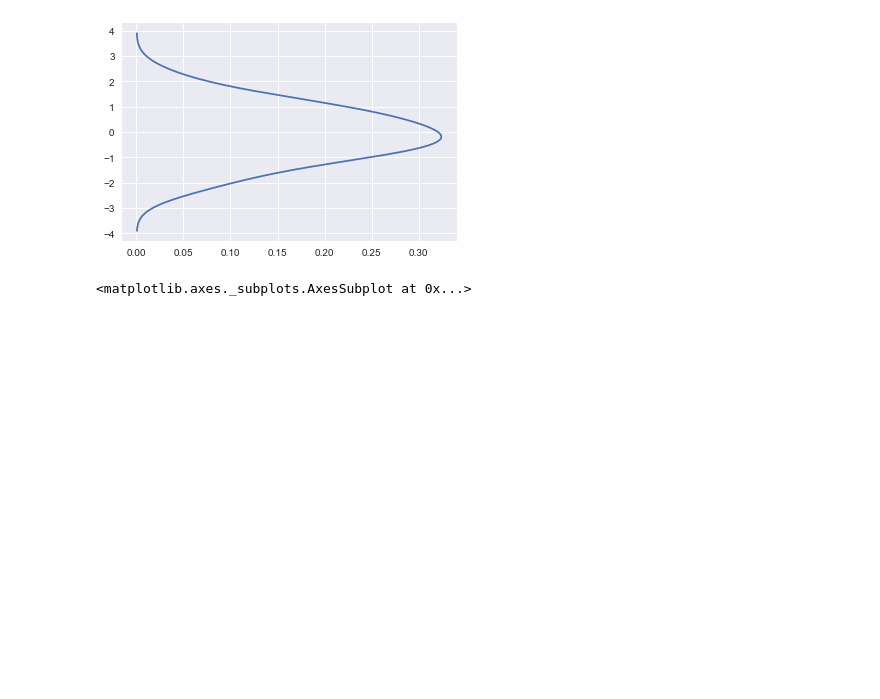
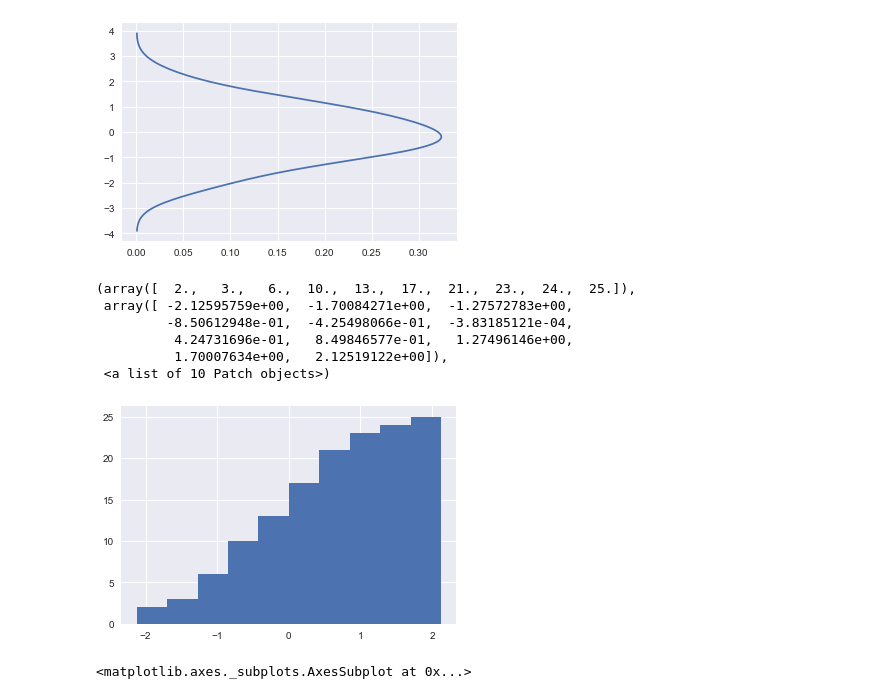
Before and after one commit to yudaiushiro/udemy_python_datascience, a Jupyter notebook: lec49.ipynb, the cells around one changed output. Cells and saved outputs as stored; diff of their text form; code cells hidden in the pictures; blank space fills up the shorter version.

```diff
--- a/lec49.ipynb
+++ b/lec49.ipynb
@@ -91,6 +91,16 @@ sns.kdeplot(dataset,vertical=True)
 # %% [output]
 <matplotlib.axes._subplots.AxesSubplot at 0x...>
 [figure]
+# %%
+plt.hist(dataset, cumulative=True)
+# %% [output]
+(array([  2.,   3.,   6.,  10.,  13.,  17.,  21.,  23.,  24.,  25.]),
+ array([ -2.12595759e+00,  -1.70084271e+00,  -1.27572783e+00,
+         -8.50612948e-01,  -4.25498066e-01,  -3.83185121e-04,
+          4.24731696e-01,   8.49846577e-01,   1.27496146e+00,
+          1.70007634e+00,   2.12519122e+00]),
+ <a list of 10 Patch objects>)
+[figure, added]
 # %%
 sns.kdeplot(dataset,cumulative=True)
 # %% [output]
```
Also changed, not shown: parts of 6 cells of this notebook.
